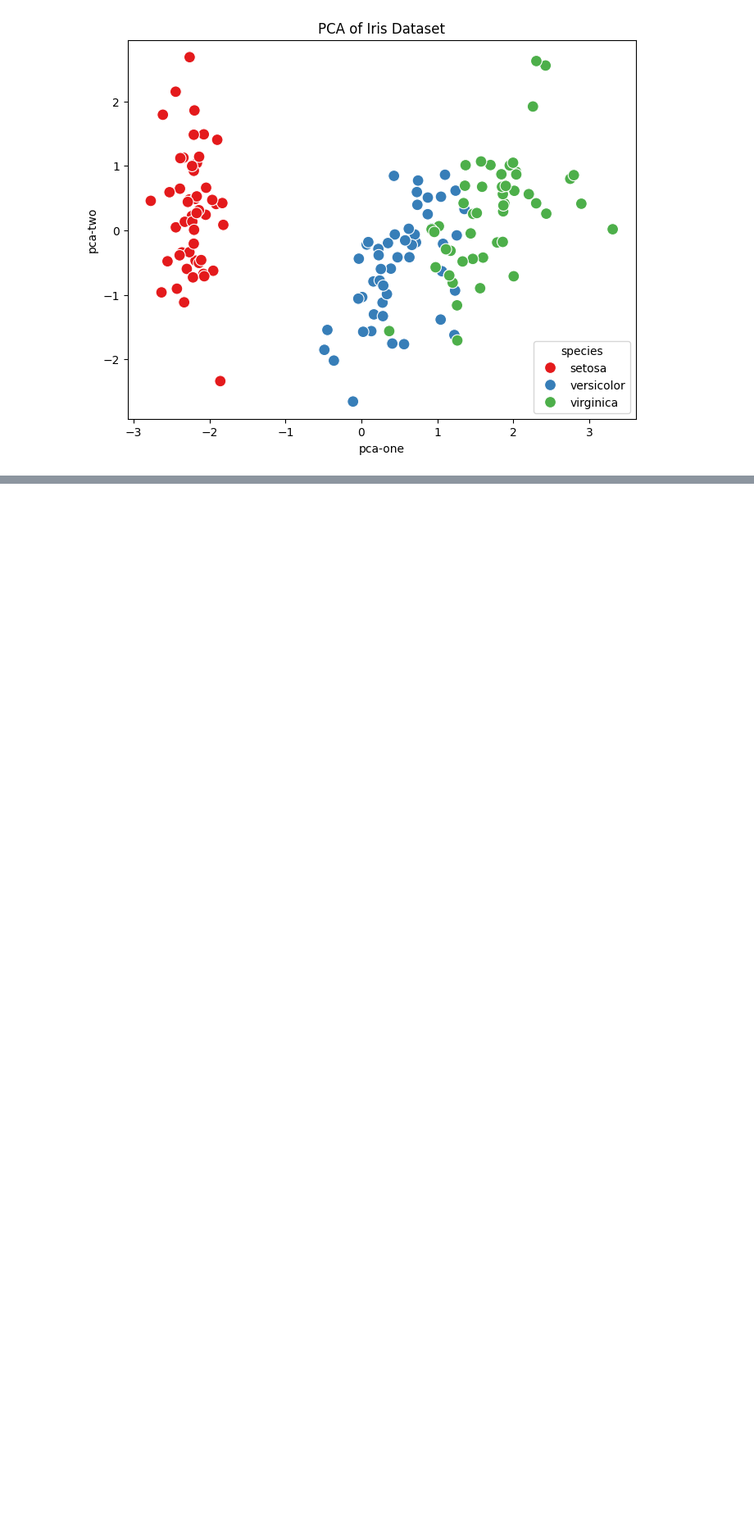
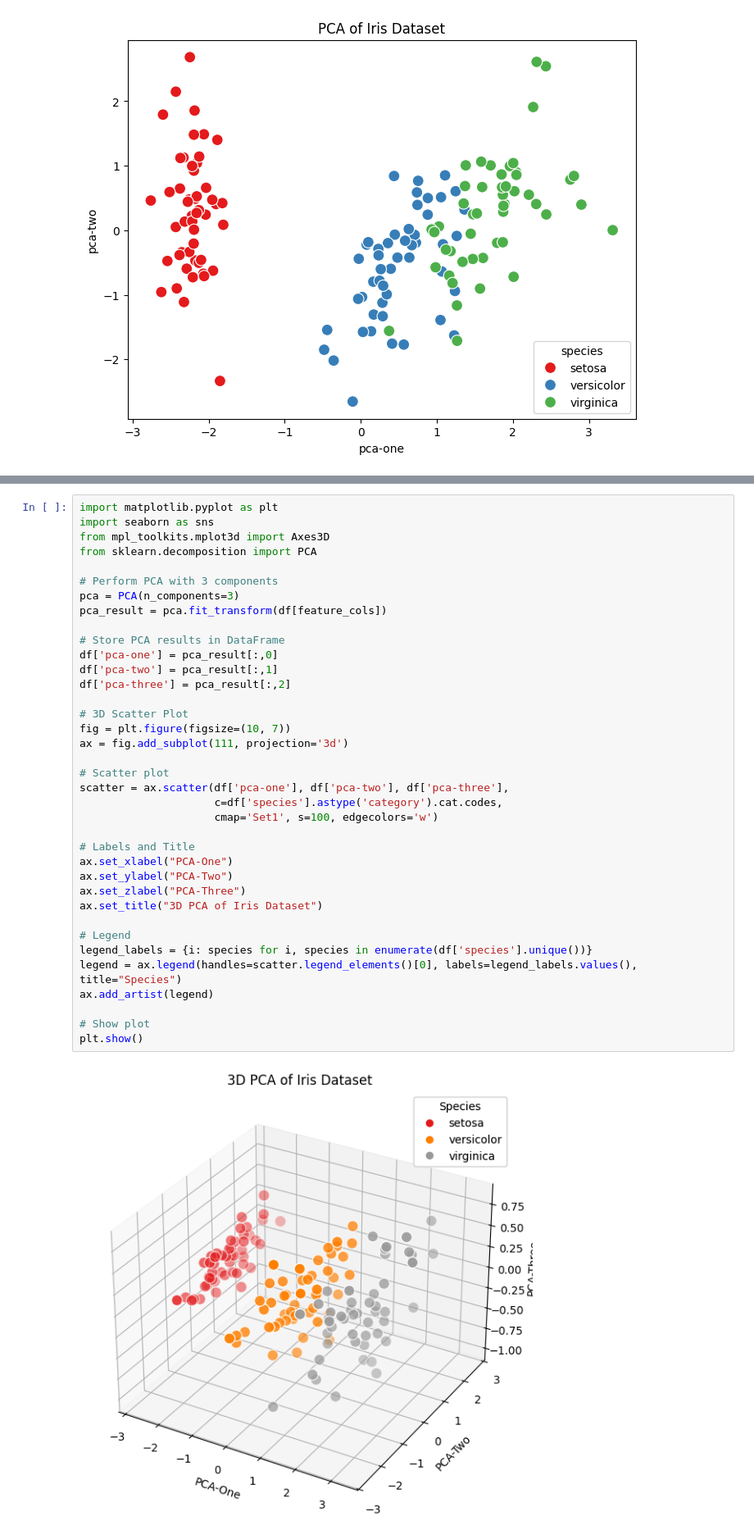
Before and after one commit to shazadabu2/Projects2025, a Jupyter notebook: 2.Irisflower/Notebooks/iris.ipynb, the cells around one changed output, grey strips where cells are left out. Shown at 82% size. Drawn from its saved outputs; the diff is of its cells as text; blank space fills up the shorter version.

```diff
--- a/2.Irisflower/Notebooks/iris.ipynb
+++ b/2.Irisflower/Notebooks/iris.ipynb
@@ -236,3 +355,42 @@ plt.show()
+# %%
+import matplotlib.pyplot as plt
+import seaborn as sns
+from mpl_toolkits.mplot3d import Axes3D
+from sklearn.decomposition import PCA
+
+# Perform PCA with 3 components
+pca = PCA(n_components=3)
+pca_result = pca.fit_transform(df[feature_cols])
+
+# Store PCA results in DataFrame
+df['pca-one'] = pca_result[:,0]
+df['pca-two'] = pca_result[:,1]
+df['pca-three'] = pca_result[:,2]
+
+# 3D Scatter Plot
+fig = plt.figure(figsize=(10, 7))
+ax = fig.add_subplot(111, projection='3d')
+
+# Scatter plot
+scatter = ax.scatter(df['pca-one'], df['pca-two'], df['pca-three'],
+                     c=df['species'].astype('category').cat.codes,
+                     cmap='Set1', s=100, edgecolors='w')
+
+# Labels and Title
+ax.set_xlabel("PCA-One")
+ax.set_ylabel("PCA-Two")
+ax.set_zlabel("PCA-Three")
+ax.set_title("3D PCA of Iris Dataset")
+
+# Legend
+legend_labels = {i: species for i, species in enumerate(df['species'].unique())}
+legend = ax.legend(handles=scatter.legend_elements()[0], labels=legend_labels.values(), title="Species")
+ax.add_artist(legend)
+
+# Show plot
+plt.show()
+# %% [output]
+[figure, added]
 # %% [markdown]
 ## 4. Feature Engineering
 
```
Also changed, not shown: parts of 18 cells of this notebook.
